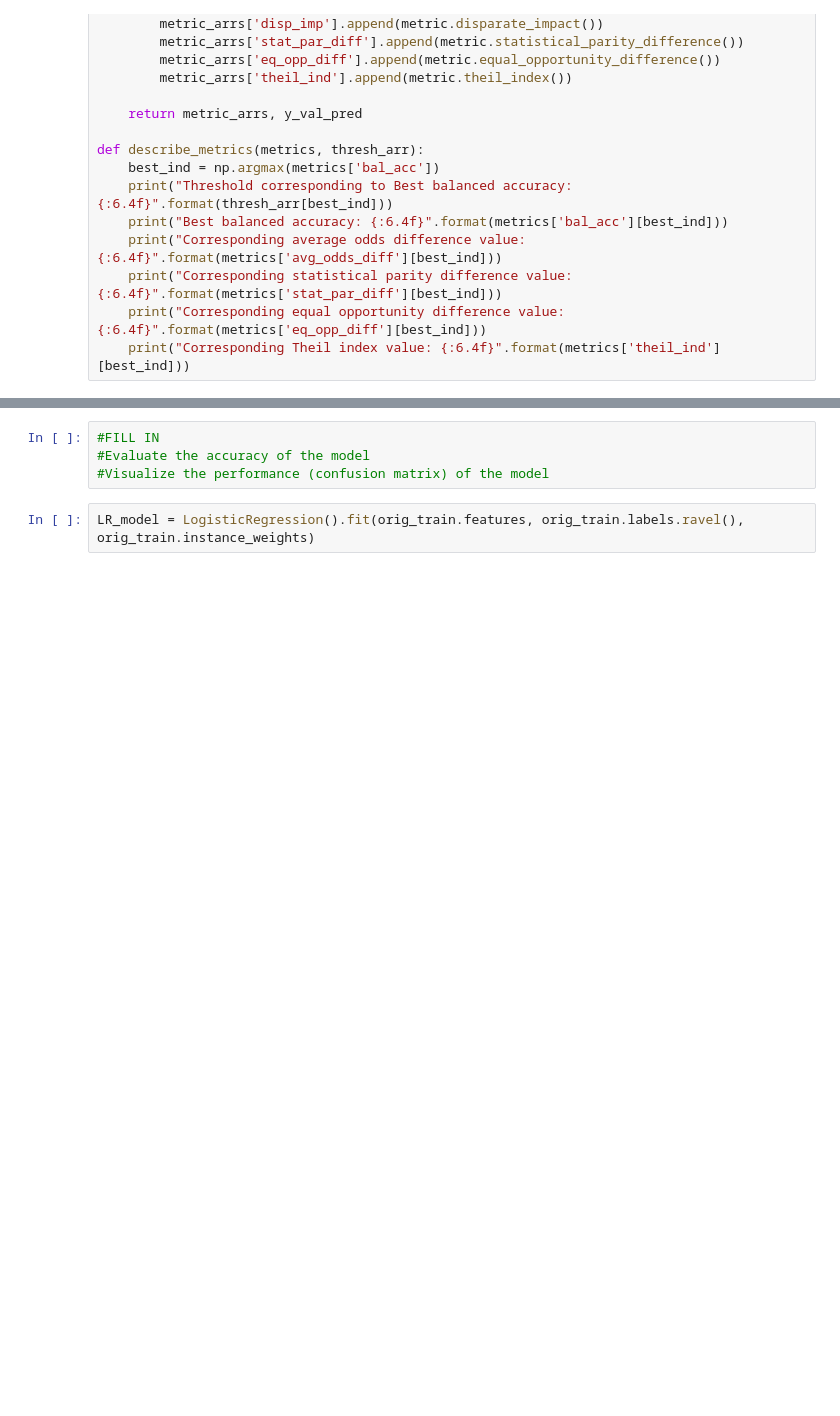
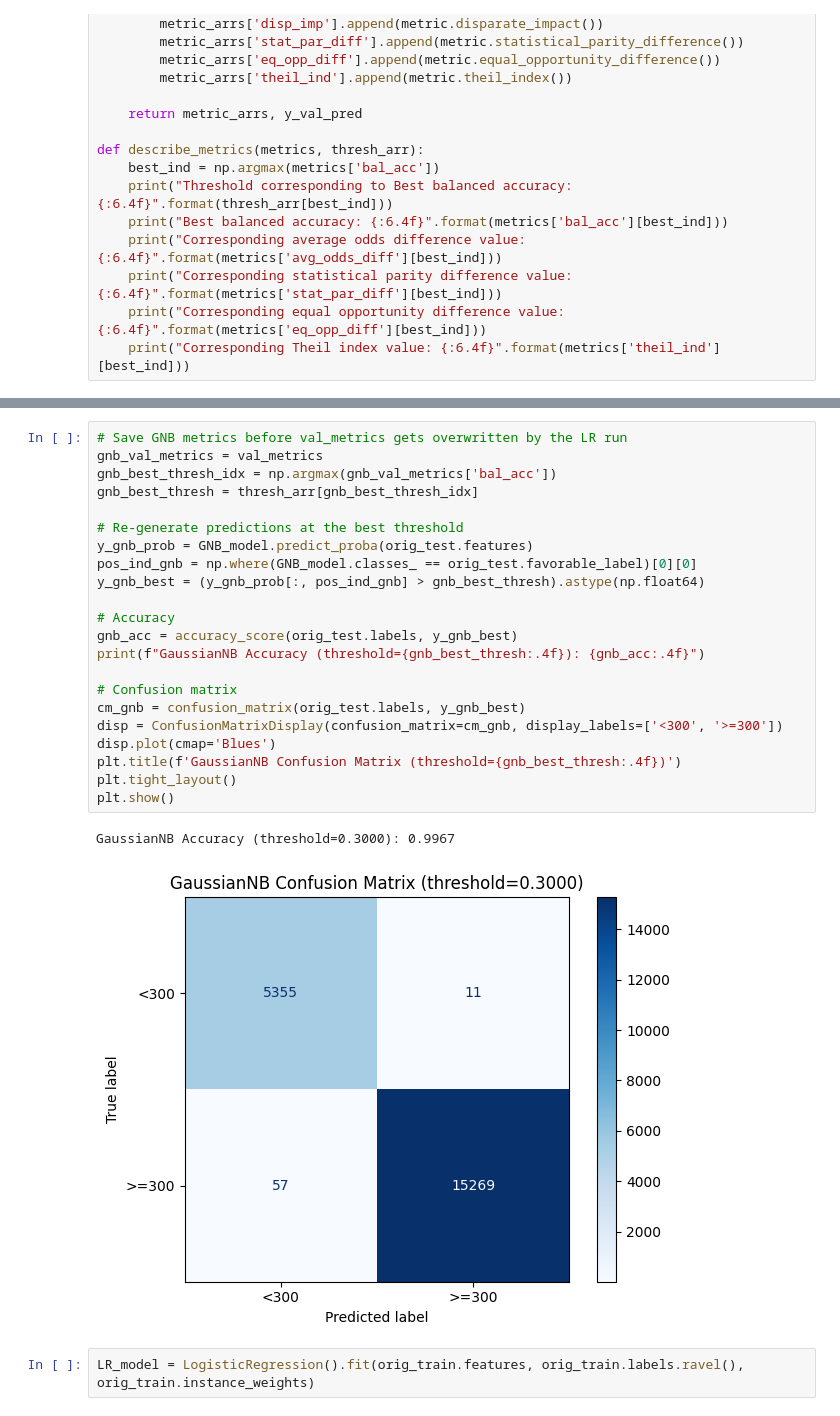
Before and after one commit to thebreadishard/udacity-idoou, a Jupyter notebook: AI Ethics Project -- STARTER.ipynb, the cells around one changed output, grey strips where cells are left out. Drawn from its saved outputs; the diff is of its cells as text; blank space fills up the shorter version.

Commit message:
Complete Step 2: ML model training, evaluation, and fairness analysis

```diff
--- a/AI Ethics Project -- STARTER.ipynb
+++ b/AI Ethics Project -- STARTER.ipynb
@@ -306,7 +313,28 @@ describe_metrics(val_metrics, thresh_arr)
-# %%
-#FILL IN
-#Evaluate the accuracy of the model
-#Visualize the performance (confusion matrix) of the model
+# %%
+# Save GNB metrics before val_metrics gets overwritten by the LR run
+gnb_val_metrics = val_metrics
+gnb_best_thresh_idx = np.argmax(gnb_val_metrics['bal_acc'])
+gnb_best_thresh = thresh_arr[gnb_best_thresh_idx]
+
+# Re-generate predictions at the best threshold
+y_gnb_prob = GNB_model.predict_proba(orig_test.features)
+pos_ind_gnb = np.where(GNB_model.classes_ == orig_test.favorable_label)[0][0]
+y_gnb_best = (y_gnb_prob[:, pos_ind_gnb] > gnb_best_thresh).astype(np.float64)
+
+# Accuracy
+gnb_acc = accuracy_score(orig_test.labels, y_gnb_best)
+print(f"GaussianNB Accuracy (threshold={gnb_best_thresh:.4f}): {gnb_acc:.4f}")
+
+# Confusion matrix
+cm_gnb = confusion_matrix(orig_test.labels, y_gnb_best)
+disp = ConfusionMatrixDisplay(confusion_matrix=cm_gnb, display_labels=['<300', '>=300'])
+disp.plot(cmap='Blues')
+plt.title(f'GaussianNB Confusion Matrix (threshold={gnb_best_thresh:.4f})')
+plt.tight_layout()
+plt.show()
+# %% [output]
+GaussianNB Accuracy (threshold=0.3000): 0.9967
+[figure, added]
 # %%
 LR_model = LogisticRegression().fit(orig_train.features, orig_train.labels.ravel(), orig_train.instance_weights)
 # %%
```
Also changed, not shown: parts of 12 cells of this notebook.
